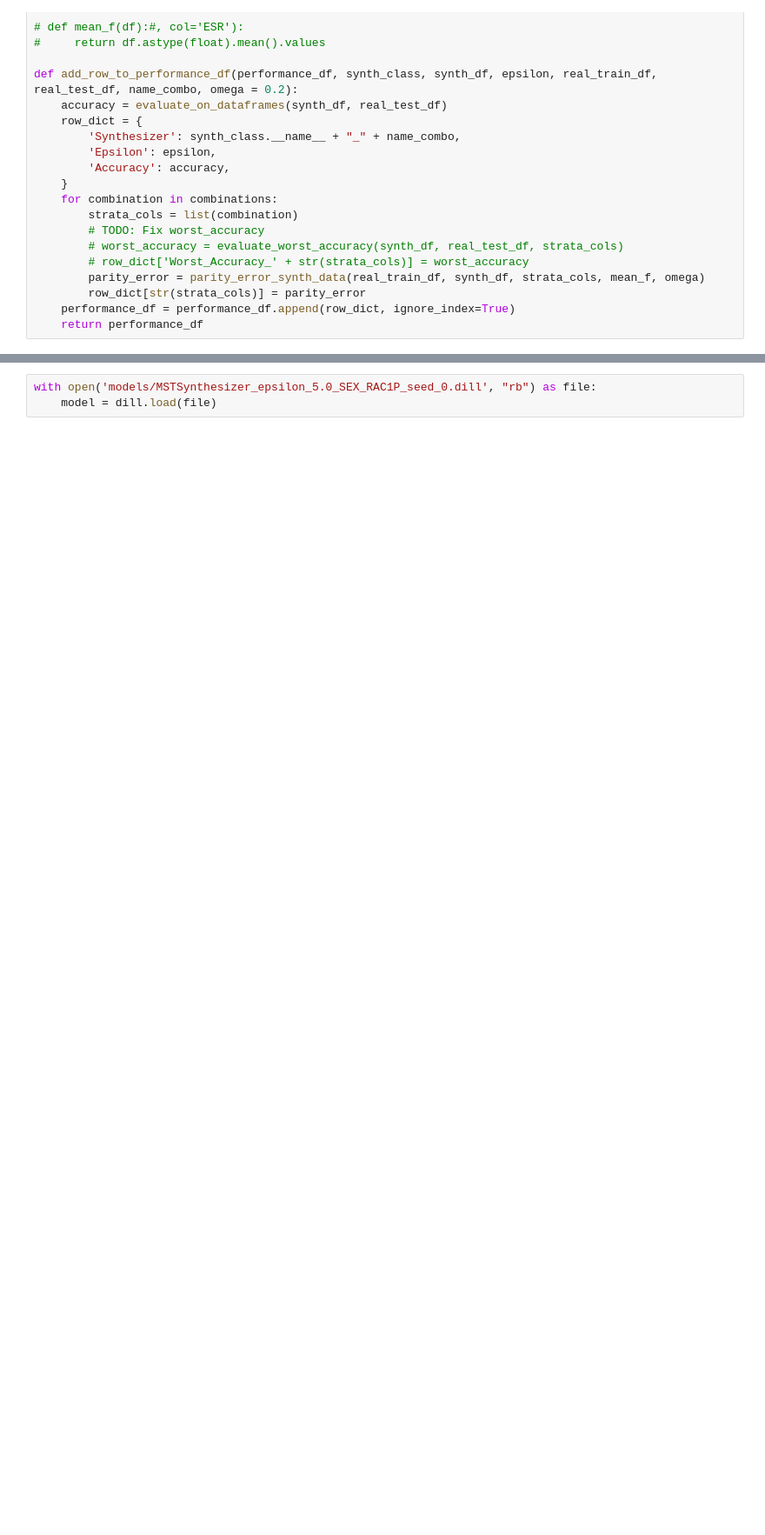
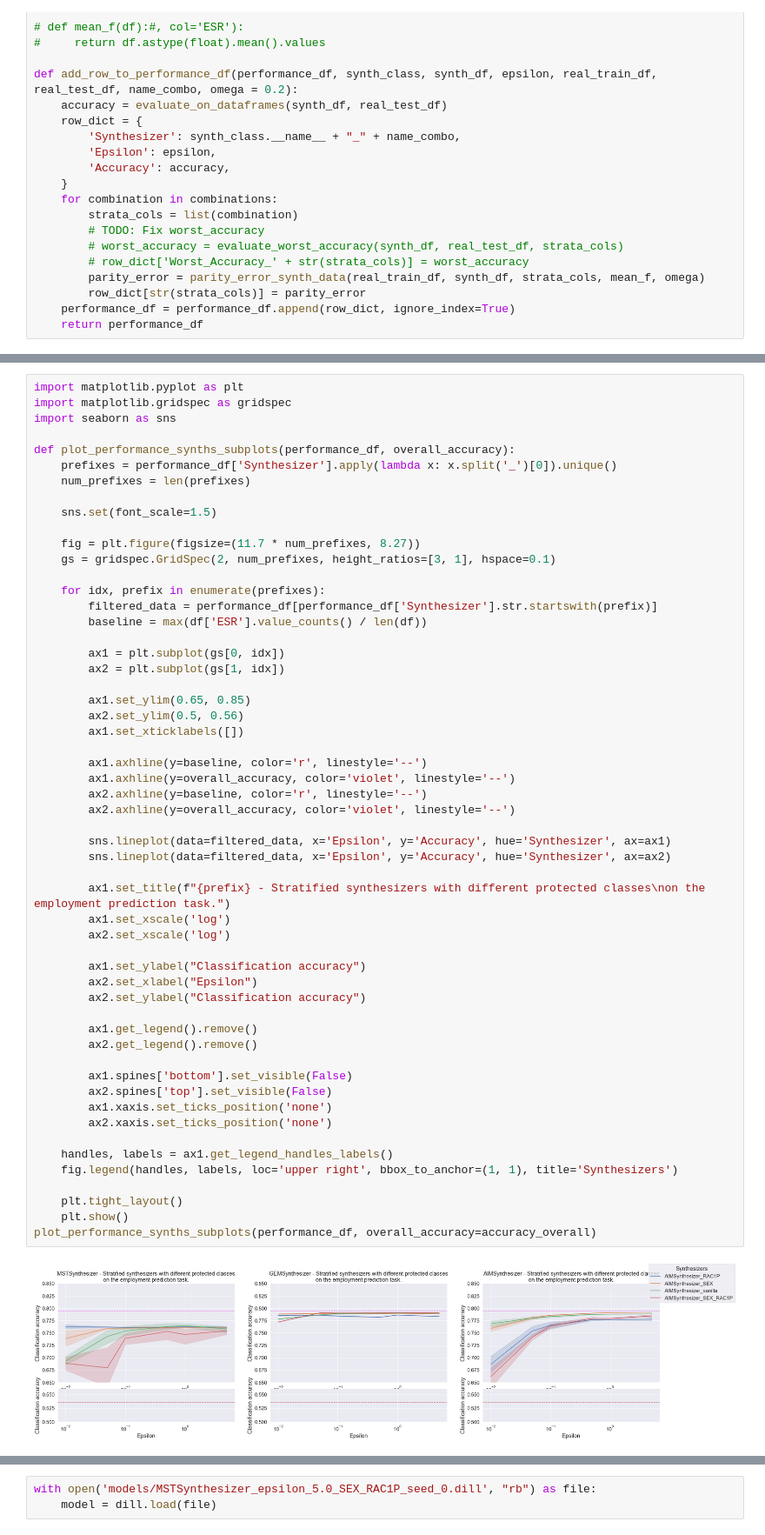
Before and after one commit to lurosenb/stratify_dp, a Jupyter notebook: model_training.ipynb, the cells around one changed output, grey strips where cells are left out. Shown at 87% size. Drawn from its saved outputs; the diff is of its cells as text; blank space fills up the shorter version.

```diff
--- a/model_training.ipynb
+++ b/model_training.ipynb
@@ -615,3 +680,60 @@ plot_disparate_impact_subplots_strata_only_limited(performance_df, function_name
+# %%
+import matplotlib.pyplot as plt
+import matplotlib.gridspec as gridspec
+import seaborn as sns
+
+def plot_performance_synths_subplots(performance_df, overall_accuracy):
+    prefixes = performance_df['Synthesizer'].apply(lambda x: x.split('_')[0]).unique()
+    num_prefixes = len(prefixes)
+
+    sns.set(font_scale=1.5)
+
+    fig = plt.figure(figsize=(11.7 * num_prefixes, 8.27))
+    gs = gridspec.GridSpec(2, num_prefixes, height_ratios=[3, 1], hspace=0.1)
+
+    for idx, prefix in enumerate(prefixes):
+        filtered_data = performance_df[performance_df['Synthesizer'].str.startswith(prefix)]
+        baseline = max(df['ESR'].value_counts() / len(df))
+
+        ax1 = plt.subplot(gs[0, idx])
+        ax2 = plt.subplot(gs[1, idx])
+
+        ax1.set_ylim(0.65, 0.85)
+        ax2.set_ylim(0.5, 0.56)
+        ax1.set_xticklabels([])
+
+        ax1.axhline(y=baseline, color='r', linestyle='--')
+        ax1.axhline(y=overall_accuracy, color='violet', linestyle='--')
+        ax2.axhline(y=baseline, color='r', linestyle='--')
+        ax2.axhline(y=overall_accuracy, color='violet', linestyle='--')
+
+        sns.lineplot(data=filtered_data, x='Epsilon', y='Accuracy', hue='Synthesizer', ax=ax1)
+        sns.lineplot(data=filtered_data, x='Epsilon', y='Accuracy', hue='Synthesizer', ax=ax2)
+
+        ax1.set_title(f"{prefix} - Stratified synthesizers with different protected classes\non the employment prediction task.")
+        ax1.set_xscale('log')
+        ax2.set_xscale('log')
+
+        ax1.set_ylabel("Classification accuracy")
+        ax2.set_xlabel("Epsilon")
+        ax2.set_ylabel("Classification accuracy")
+
+        ax1.get_legend().remove()
+        ax2.get_legend().remove()
+
+        ax1.spines['bottom'].set_visible(False)
+        ax2.spines['top'].set_visible(False)
+        ax1.xaxis.set_ticks_position('none')
+        ax2.xaxis.set_ticks_position('none')
+
+    handles, labels = ax1.get_legend_handles_labels()
+    fig.legend(handles, labels, loc='upper right', bbox_to_anchor=(1, 1), title='Synthesizers')
+
+    plt.tight_layout()
+    plt.show()
+plot_performance_synths_subplots(performance_df, overall_accuracy=accuracy_overall)
+# %% [output]
+[figure, added]
 # %%
 def plot_disparate_impact_subplots_strata_only(performance_df, function_name):
     intersectional_groups = ["['SEX']", "['RAC1P']", "['SEX', 'RAC1P']"]
```
Also changed, not shown: parts of 14 cells of this notebook, 3 other files.
